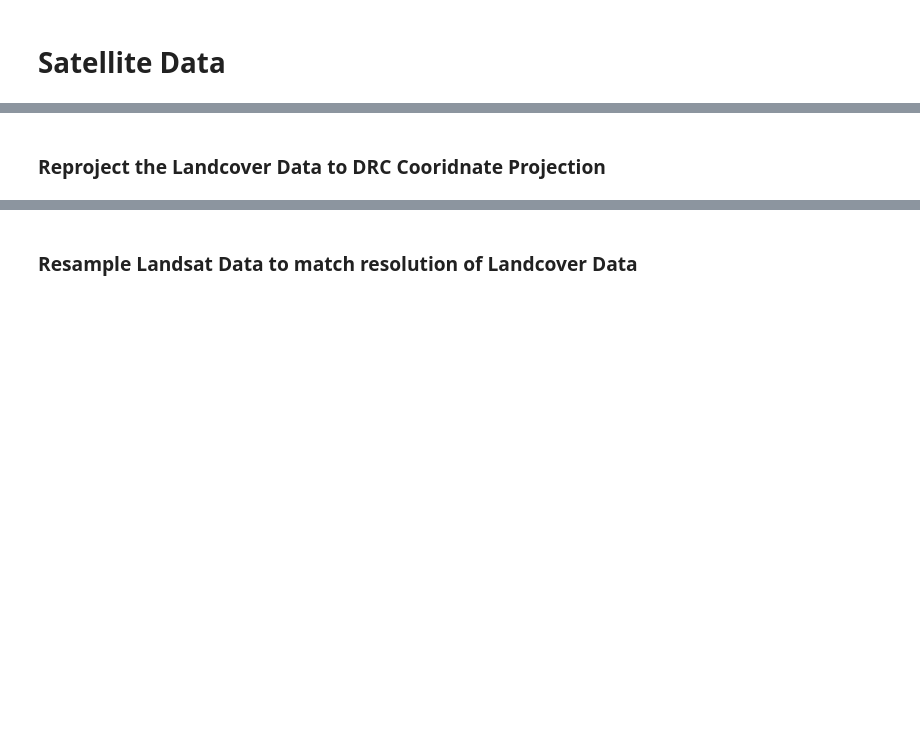
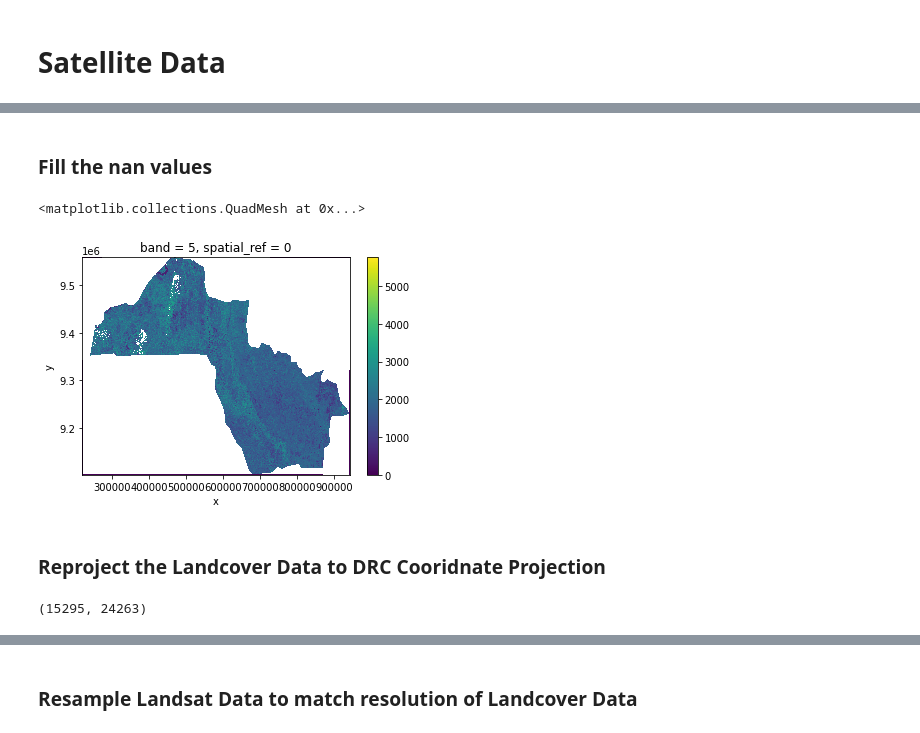
Before and after one commit to JoycelynLongdon/MRes_Research_Project, a Jupyter notebook: Notebooks/training_data_prep.ipynb, the cells around one changed output, grey strips where cells are left out. Cells and saved outputs as stored; diff of their text form; code cells hidden in the pictures; blank space fills up the shorter version.

```diff
--- a/Notebooks/training_data_prep.ipynb
+++ b/Notebooks/training_data_prep.ipynb
@@ -90,4 +153,6 @@ drc_landcover = landcover.rio.clip(studyRegion)
 # %%
-l8 = ''
-l8_data = xr.open_rasterio(l8)
+#l8 = '/gws/nopw/j04/ai4er/users/jl2182/data/Mres_Data/training_tiles/merged_l8_train_data.tif'
+l8_reprojected = '/gws/nopw/j04/ai4er/users/jl2182/data/Mres_Data/training_tiles/reprojected_l8_train.tif' #the imagery was reprojected in
+#the command line using gdal as rioxarray was re-filloing the array with unwanted values
+l8_data = xr.open_rasterio(l8_reprojected)
 print(l8_data)
@@ -101,0 +206,2 @@ print(l8_data.rio.crs.wkt)
+# %% [markdown]
+### Fill the nan values
@@ -101,0 +219,5 @@ print(l8_data.rio.crs.wkt)
+# %%
+l8_data[4].plot() #plotting one band from the training imagery
+# %% [output]
+<matplotlib.collections.QuadMesh at 0x...>
+[figure, added]
@@ -105,0 +233,6 @@ l8_data_drc_crs = l8_data.rio.reproject(crs_drc)
+# %%
+#from 3D ----> 2D
+l8_data = l8_data[0, :, :]
+print(l8_data.shape)
+# %% [output]
+(15295, 24263)
```
Also changed, not shown: parts of 41 cells of this notebook, 5 other files.
